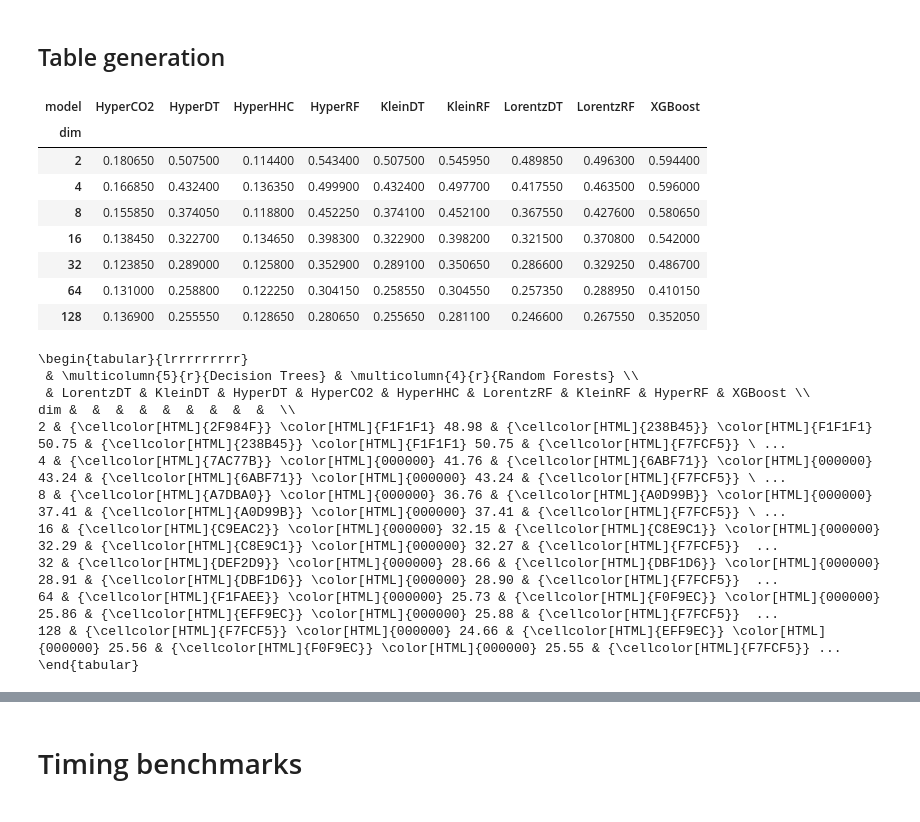
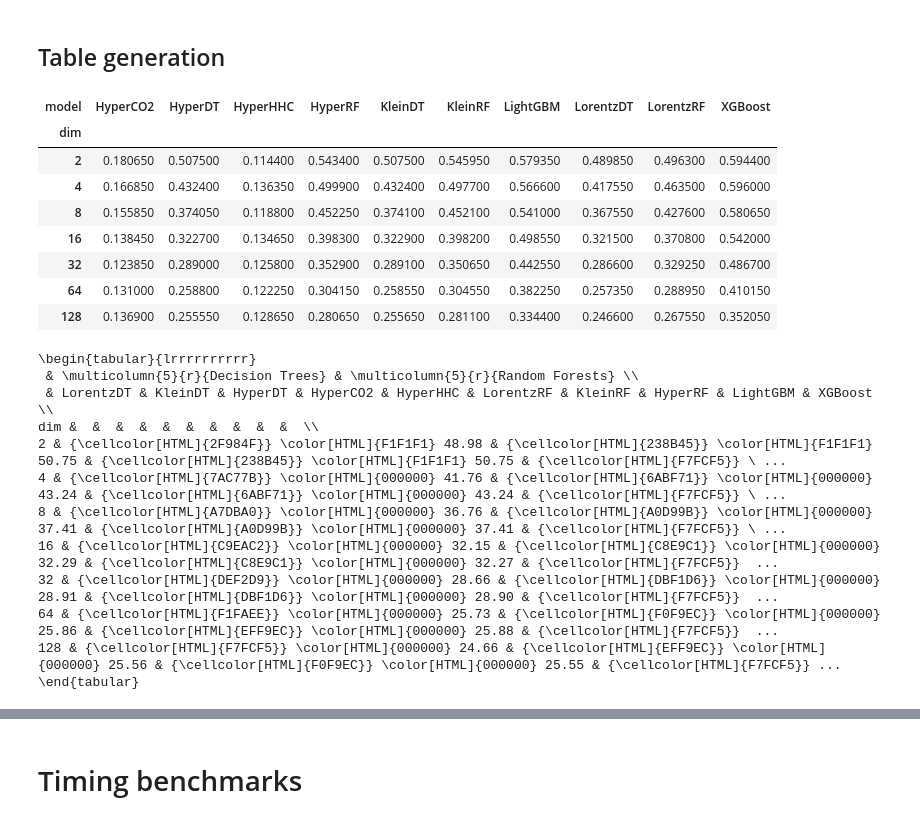
Before and after one commit to pchlenski/hyperdt, a Jupyter notebook: notebooks/faster/09_big_benchmark.ipynb, the cells around one changed output, grey strips where cells are left out. Drawn from its saved outputs; the diff is of its cells as text; code cells hidden in the pictures.

Commit message:
Fix LGBM ordering + rerun benchmarks

```diff
--- a/notebooks/faster/09_big_benchmark.ipynb
+++ b/notebooks/faster/09_big_benchmark.ipynb
@@ -132,27 +214,26 @@ results.to_csv("regression_benchmarks.csv")
 # %%
-from IPython.display import display
+results = pd.read_csv("classification_benchmarks_full.csv")
 
 # Pivot by model, group by seed; report mean of accuracy
-results_agg = results.groupby(['model', 'dim'])['accuracy'].mean().unstack().T
+results_agg = results.groupby(["model", "dim"])["accuracy"].mean().unstack().T
 
 # Conditional formatting: higher = greener
-# styled_results = results_agg.style.background_gradient(cmap='Greens_r', vmax=0.03, axis=1)
-styled_results = results_agg.style.background_gradient(cmap='Greens', vmin=0.25, axis=1)
+styled_results = results_agg.style.background_gradient(cmap="Greens", vmin=0.25, axis=1)
 styled_results
 # %% [output]
-| model | HyperCO2 | HyperDT | HyperHHC | HyperRF | KleinDT | KleinRF | LorentzDT | LorentzRF | XGBoost |
-| dim |  |  |  |  |  |  |  |  |  |
-| 2 | 0.180650 | 0.507500 | 0.114400 | 0.543400 | 0.507500 | 0.545950 | 0.489850 | 0.496300 | 0.594400 |
-| 4 | 0.166850 | 0.432400 | 0.136350 | 0.499900 | 0.432400 | 0.497700 | 0.417550 | 0.463500 | 0.596000 |
-| 8 | 0.155850 | 0.374050 | 0.118800 | 0.452250 | 0.374100 | 0.452100 | 0.367550 | 0.427600 | 0.580650 |
-| 16 | 0.138450 | 0.322700 | 0.134650 | 0.398300 | 0.322900 | 0.398200 | 0.321500 | 0.370800 | 0.542000 |
-| 32 | 0.123850 | 0.289000 | 0.125800 | 0.352900 | 0.289100 | 0.350650 | 0.286600 | 0.329250 | 0.486700 |
-| 64 | 0.131000 | 0.258800 | 0.122250 | 0.304150 | 0.258550 | 0.304550 | 0.257350 | 0.288950 | 0.410150 |
-| 128 | 0.136900 | 0.255550 | 0.128650 | 0.280650 | 0.255650 | 0.281100 | 0.246600 | 0.267550 | 0.352050 |
+| model | HyperCO2 | HyperDT | HyperHHC | HyperRF | KleinDT | KleinRF | LightGBM | LorentzDT | LorentzRF | XGBoost |
+| dim |  |  |  |  |  |  |  |  |  |  |
+| 2 | 0.180650 | 0.507500 | 0.114400 | 0.543400 | 0.507500 | 0.545950 | 0.579350 | 0.489850 | 0.496300 | 0.594400 |
+| 4 | 0.166850 | 0.432400 | 0.136350 | 0.499900 | 0.432400 | 0.497700 | 0.566600 | 0.417550 | 0.463500 | 0.596000 |
+| 8 | 0.155850 | 0.374050 | 0.118800 | 0.452250 | 0.374100 | 0.452100 | 0.541000 | 0.367550 | 0.427600 | 0.580650 |
+| 16 | 0.138450 | 0.322700 | 0.134650 | 0.398300 | 0.322900 | 0.398200 | 0.498550 | 0.321500 | 0.370800 | 0.542000 |
+| 32 | 0.123850 | 0.289000 | 0.125800 | 0.352900 | 0.289100 | 0.350650 | 0.442550 | 0.286600 | 0.329250 | 0.486700 |
+| 64 | 0.131000 | 0.258800 | 0.122250 | 0.304150 | 0.258550 | 0.304550 | 0.382250 | 0.257350 | 0.288950 | 0.410150 |
+| 128 | 0.136900 | 0.255550 | 0.128650 | 0.280650 | 0.255650 | 0.281100 | 0.334400 | 0.246600 | 0.267550 | 0.352050 |
 # %%
 # Group columns
 dt_cols = ["LorentzDT", "KleinDT", "HyperDT", "HyperCO2", "HyperHHC"]
-rf_cols = ["LorentzRF", "KleinRF", "HyperRF", "XGBoost"]
+rf_cols = ["LorentzRF", "KleinRF", "HyperRF", "LightGBM", "XGBoost"]
 
 # Reorder columns
 # results_agg_grouped = results_agg[euclidean_cols + hyperbolic_cols]
@@ -166,23 +247,22 @@ results_agg_grouped.columns = pd.MultiIndex.from_tuples(
 results_agg_grouped *= 100
 
 # Export to LaTeX with styling
-latex_table = results_agg_grouped.style.background_gradient(
-    # cmap='Greens_r', axis=1, vmax=0.03
-    cmap="Greens", axis=1, vmin=25
-    ).format(
-        "{:.2f}"
-    ).to_latex(convert_css=True)
+latex_table = (
+    results_agg_grouped.style.background_gradient(cmap="Greens", axis=1, vmin=25)
+    .format("{:.2f}")
+    .to_latex(convert_css=True)
+)
 
 # Save to file or display
-with open("images/benchmark_results_table_regression.tex", "w") as f:
+with open("images/benchmark_results_table_classification.tex", "w") as f:
     f.write(latex_table)
 
 print(latex_table)
 # %% [output]
-\begin{tabular}{lrrrrrrrrr}
- & \multicolumn{5}{r}{Decision Trees} & \multicolumn{4}{r}{Random Forests} \\
- & LorentzDT & KleinDT & HyperDT & HyperCO2 & HyperHHC & LorentzRF & KleinRF & HyperRF & XGBoost \\
-dim &  &  &  &  &  &  &  &  &  \\
+\begin{tabular}{lrrrrrrrrrr}
+ & \multicolumn{5}{r}{Decision Trees} & \multicolumn{5}{r}{Random Forests} \\
+ & LorentzDT & KleinDT & HyperDT & HyperCO2 & HyperHHC & LorentzRF & KleinRF & HyperRF & LightGBM & XGBoost \\
+dim &  &  &  &  &  &  &  &  &  &  \\
 2 & {\cellcolor[HTML]{2F984F}} \color[HTML]{F1F1F1} 48.98 & {\cellcolor[HTML]{238B45}} \color[HTML]{F1F1F1} 50.75 & {\cellcolor[HTML]{238B45}} \color[HTML]{F1F1F1} 50.75 & {\cellcolor[HTML]{F7FCF5}} \ ...
 4 & {\cellcolor[HTML]{7AC77B}} \color[HTML]{000000} 41.76 & {\cellcolor[HTML]{6ABF71}} \color[HTML]{000000} 43.24 & {\cellcolor[HTML]{6ABF71}} \color[HTML]{000000} 43.24 & {\cellcolor[HTML]{F7FCF5}} \ ...
 8 & {\cellcolor[HTML]{A7DBA0}} \color[HTML]{000000} 36.76 & {\cellcolor[HTML]{A0D99B}} \color[HTML]{000000} 37.41 & {\cellcolor[HTML]{A0D99B}} \color[HTML]{000000} 37.41 & {\cellcolor[HTML]{F7FCF5}} \ ...
```
Also changed, not shown: parts of 10 cells of this notebook, 7 other files.
